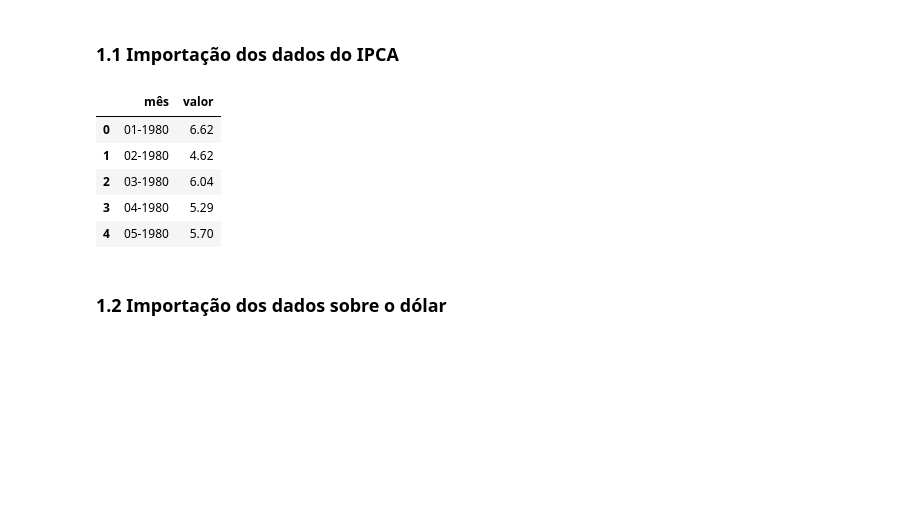
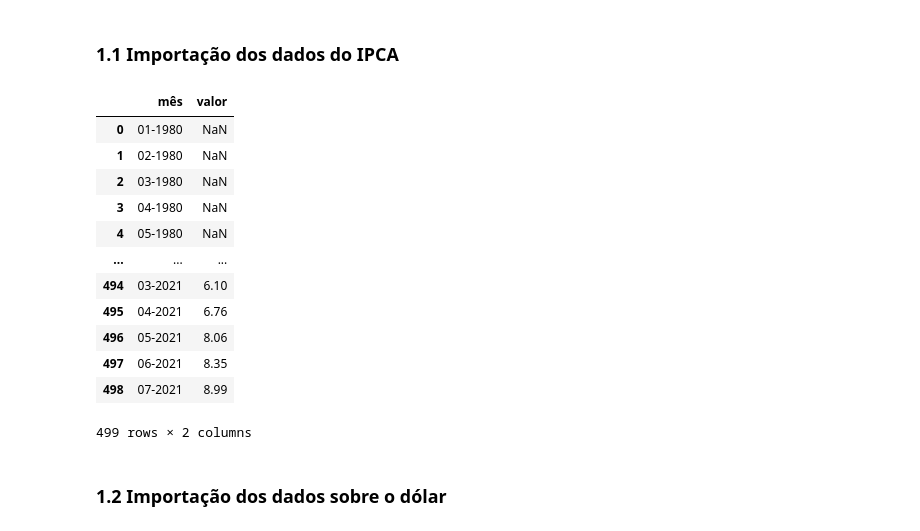
Before and after one commit to JairoSSantos/BR-infla-analise, a Jupyter notebook: analise.ipynb, the cells around one changed output. Drawn from its saved outputs; the diff is of its cells as text; code cells hidden in the pictures; blank space fills up the shorter version.

```diff
--- a/analise.ipynb
+++ b/analise.ipynb
@@ -17,7 +18,13 @@ from datetime import datetime
 import matplotlib.pyplot as plt
 
 path = 'dados'
-filename = {'ipca mensal':'IPCA - Variação mensal', 'ipca acumulado':'IPCA - Variação acumulada em 12 meses', 'dolar':'Cotação do Dólar', 'oil':'RBRTEm'}
+filename = {
+    'ipca mensal':'IPCA - Variação mensal',
+    'ipca acumulado':'IPCA - Variação acumulada em 12 meses',
+    'dolar':'Cotação do Dólar',
+    'oil':'RBRTEm',
+    'cpi':'PRICES_CPI'
+}
 # %% [markdown]
 Para facilitar a análise será implementado algumas funções, sendo elas:
 - Coeficiente de correlação linear:
@@ -107,15 +87,22 @@ df3.to_csv(os.path.join(path, filename['oil']+'.csv'), index=False)
 # %%
 ipca_mensal = pd.read_csv(os.path.join(path, filename['ipca mensal'])+'.csv').to_numpy().T[1]
 month, ipca_acum = pd.read_csv(os.path.join(path, filename['ipca acumulado'])+'.csv').to_numpy().T
 month = list(month)
-pd.read_csv(os.path.join(path, filename['ipca mensal'])+'.csv').head()
+pd.read_csv(os.path.join(path, filename['ipca acumulado'])+'.csv')
 # %% [output]
 |  | mês | valor |
-| 0 | 01-1980 | 6.62 |
-| 1 | 02-1980 | 4.62 |
-| 2 | 03-1980 | 6.04 |
-| 3 | 04-1980 | 5.29 |
-| 4 | 05-1980 | 5.70 |
+| 0 | 01-1980 | NaN |
+| 1 | 02-1980 | NaN |
+| 2 | 03-1980 | NaN |
+| 3 | 04-1980 | NaN |
+| 4 | 05-1980 | NaN |
+| ... | ... | ... |
+| 494 | 03-2021 | 6.10 |
+| 495 | 04-2021 | 6.76 |
+| 496 | 05-2021 | 8.06 |
+| 497 | 06-2021 | 8.35 |
+| 498 | 07-2021 | 8.99 |
+499 rows × 2 columns
 # %% [markdown]
 ### 1.2 Importação dos dados sobre o dólar
 # %%
```
Also changed, not shown: parts of 17 cells of this notebook, 4 other files.
